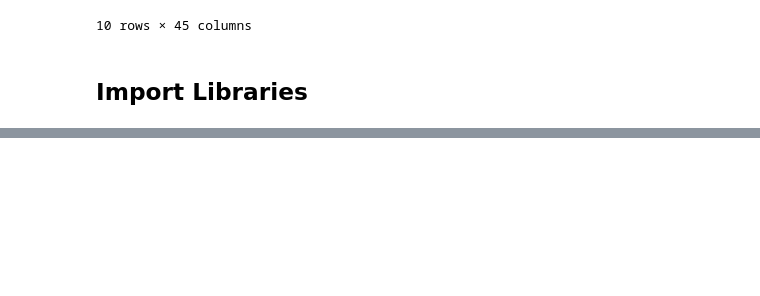
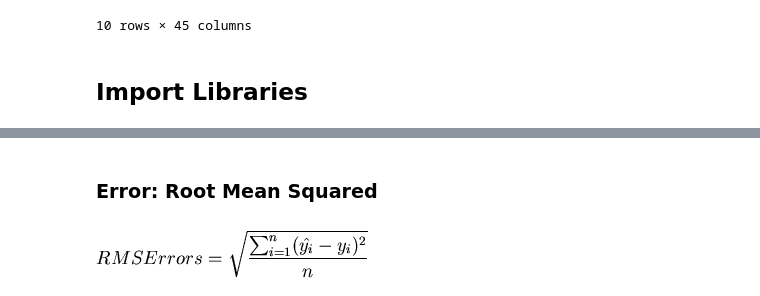
Before and after one commit to milesin3d/IncreaseAMYield, a Jupyter notebook: IncreaseAMYield.ipynb, the cells around one changed output, grey strips where cells are left out. Saved outputs shown, nothing was run; the diff lists cells and outputs as text; code cells hidden in the pictures; blank space fills up the shorter version.

```diff
--- a/IncreaseAMYield.ipynb
+++ b/IncreaseAMYield.ipynb
@@ -2806,0 +2587,18 @@ pd.DataFrame(k_c_score.groupby(['kernel']).mean()['score'])
+# %% [markdown]
+### Error: Root Mean Squared
+# %%
+# calculate the root mean squared error function
+
+from sklearn.metrics import mean_squared_error
+from math import sqrt
+
+def calc_rmse(y_actual, y_predicted):
+    print('Actual:', '\n', y_actual, '\n')
+    print('Predicted:', '\n', y_predicted, '\n')
+    rmse = sqrt(mean_squared_error(y_actual, y_predicted))
+    print('Root Mean Squared Error: ', rmse, '\n')
+    return rmse
+
+Image(filename='images/import/rmse.png')
+# %% [output]
+[figure, added]
```
Also changed, not shown: parts of 86 cells of this notebook, 1 other file.
